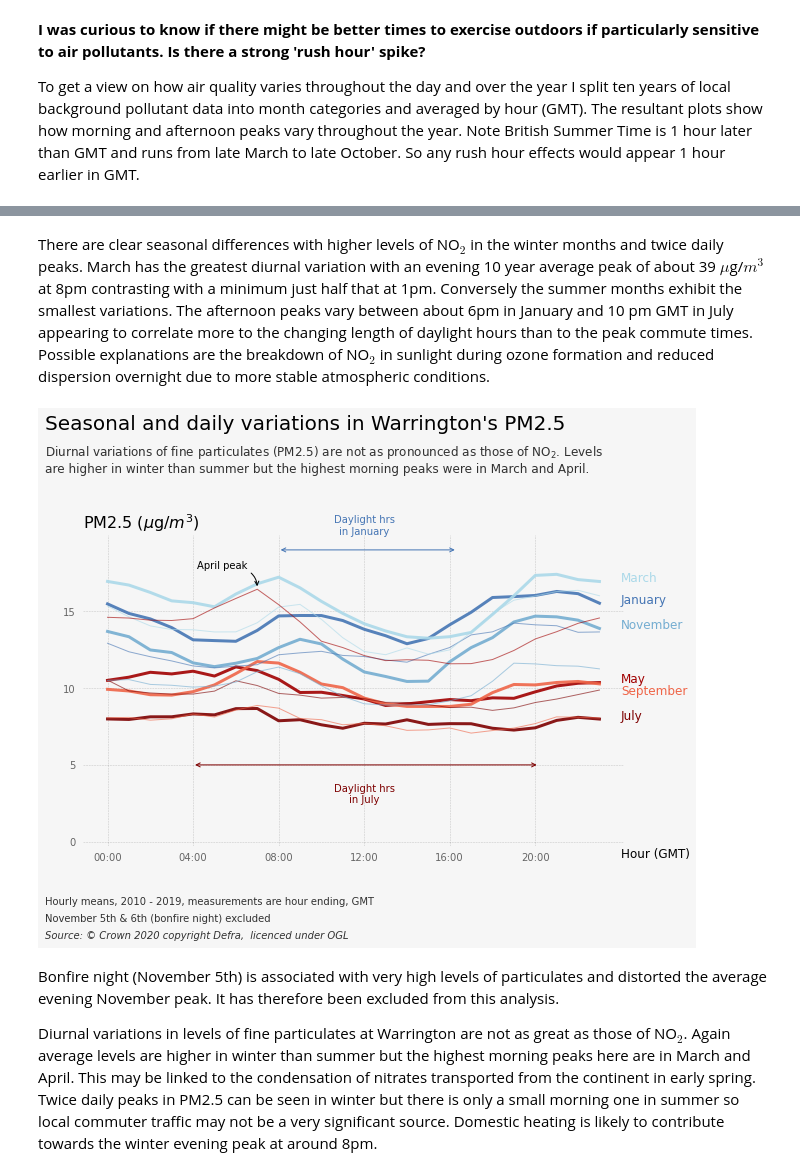
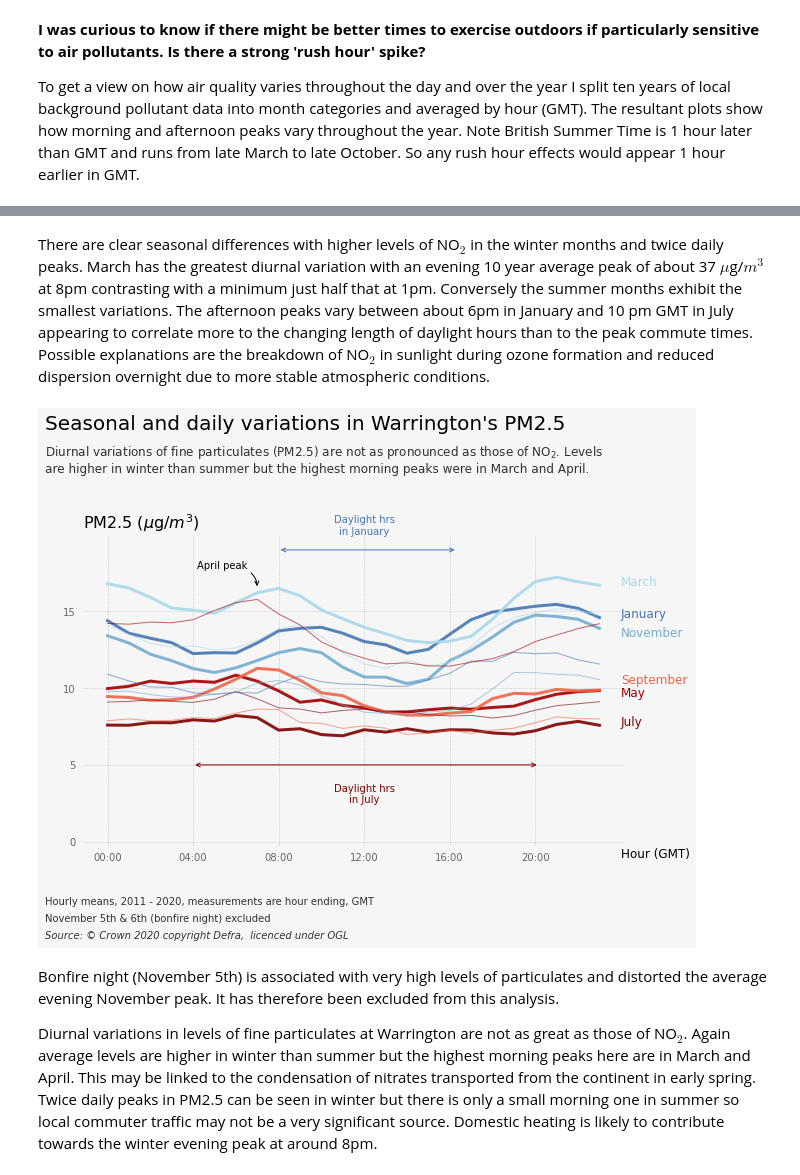
Before and after one commit to wriggy/air-datavis, a Jupyter notebook: A2_WAR_AQ.ipynb, the cells around one changed output, grey strips where cells are left out. Drawn from its saved outputs; the diff is of its cells as text; code cells hidden in the pictures.

Commit message:
Updated with full 2020 data

```diff
--- a/A2_WAR_AQ.ipynb
+++ b/A2_WAR_AQ.ipynb
@@ -151,7 +154,7 @@ Ten year means were calculated for air pollutants measured at these 10 sites as
 # %%
 def barplot_means(ax, df, title="Means"):
 # plot barchart ordered by no2 mean
-    ordered_sites = SITES.reindex(no2dat.mean().sort_values().index)
+    ordered_sites = SITES.reindex(no2dat[YEAR1:YEAR2].mean().sort_values().index)
     dat = ordered_sites.join(pd.Series(df.mean(), name = "df_mean"),  how='left')
     dat['colour'] = ["lightblue" for site in dat.index]
     dat.at['Warrington','colour'] = "#4575b4"
@@ -171,7 +174,8 @@ def barplot_means(ax, df, title="Means"):
 
 fig, (ax1,ax2,ax3) = plt.subplots(1,3, sharey=True)
 # date range YEAR1 - YEAR2 inclusive
-YEAR1 = '2010'; YEAR2 = '2019'
+### amend as necessary ###
+#YEAR1 = '2011'; YEAR2 = '2020'
 
 ax1 = barplot_means(ax1,no2dat[YEAR1:YEAR2],title='NO$_2$ ($\mu$g/m$^3$)')
 ax1.set_xticks([0,10,20,30,40])
@@ -209,6 +213,8 @@ There are strong seasonal variations in air pollution levels so smoothed time se
 ### NO$_2$
 # %%
 import datetime as dt
+Y1 = 2010; Y2 = 2020
+import matplotlib.dates as mdates
 # %%
 def ts_plot(ax, df = no2dat, title="Trends in NO$_2$ in North West England",labely_pos=[]):
 # Plot time series of 365 day rolling means. Each pt is average of preceding 365 days
@@ -299,15 +308,15 @@ Ground level ozone is strongly affected by sunlight levels. The WHO guideline li
 h8m = o3dat.rolling('8H',min_periods=6).mean()
 hi = h8m.resample('D').max()>100
 count = hi.groupby([hi.index.year]).sum()
-# each point is average of previous 3 years
+# each point is average of current and previous 2 years
 rm =  count.rolling(3, center=False).mean()[2:]
 
 fig,ax = plt.subplots(subplot_kw=dict(frameon=False))
 ax.set_ylim(-0.25, 22)
-ax.set_xlim(2011,2020)
+ax.set_xlim(Y1+1,Y2)
 # lines & labels
-labelx_pos = 2020.5
-y_offsets = [0,0,0,0,0,0,0,0.5]
+labelx_pos = Y2+.5
+y_offsets = [0,-.8,0,0,0,0,0,-.5]
 for ix, site in enumerate(o3dat.columns.values):
     if site != 'Liverpool Speke':
         labely_pos = rm[site].iloc[-1] + y_offsets[ix]
@@ -322,15 +331,15 @@ ax.axhline(10, color='k', ls='--', alpha=0.5)
 ax.text(labelx_pos, 10, 'UK objective', fontsize = 14, alpha=.8)
 ax.set_title('Number of days exceeding WHO guideline',loc='left')
 ax.set_yticks([0,5,10,15,20])
-ax.set_xticks(np.arange(2012,2021,2))
+ax.set_xticks(np.arange(Y1+2,Y2+1,2))
 
 fig.tight_layout(rect=[0.05, 0.16, .95, 0.8])
 fig.text(.04,.95,'Increase in days exceeding Ozone WHO Guideline ', fontdict=h1 )
 fig.text(.04,.9,'There is a marked increase in days exceeding the WHO guideline limit in recent years. Ozone is\nnot measured at ' +
          'Warrington so the nearby urban area of Liverpool Speke has been highlighted.',fontdict=h2)
-fig.text(.04,0.13,"Smoothed time series - each point is an average of the previous 3 years annual counts.", fontdict=h3)
+fig.text(.04,0.13,"Smoothed time series - each point is an average of the current and previous 2 years annual counts.", fontdict=h3)
 fig.text(.04,0.1,"Due to missing data, threshold set of 6 hourly measurements per calculated 8 hour mean.", fontdict=h3)
-fig.text(.04,0.07,"Data for 2020 incomplete and not yet validated. WHO guideline:- max 8hr mean > 100$\mu$g/$m^3$", fontdict=h3)
+fig.text(.04,0.07,"Data for 2020 not yet validated. WHO guideline:- max 8hr mean > 100$\mu$g/$m^3$", fontdict=h3)
 fig.text(.04,0.04,"Source: © Crown 2020 copyright Defra,  licenced under OGL", fontdict=h4)
 
 plt.savefig("vis/F5_o3_WHO_guideline_exceedences.png",dpi=90)
@@ -352,7 +361,7 @@ To get a view on how air quality varies throughout the day and over the year I s
 def diurnal_plot(ax, df = no2dat, site='Warrington', title="Diurnal Variation (GMT)"
                  , y_offsets=[0,0,0,0,0,0]):
 # Plot 10 years of pollutant data for a particular site averaged by month and hour of day
-    df = df['2010':'2019']
+    df = df[YEAR1:YEAR2]
     month_hrs = df[site].groupby([df.index.month, df.index.hour]).mean()
     cols = ["#4575b4","#abd9e9","#a10000","#7d0000","#ef6548","#74add1"]
     labels = ['January','March','May','July','September','November']
@@ -366,7 +375,7 @@ def diurnal_plot(ax, df = no2dat, site='Warrington', title="Diurnal Variation (G
     ax.grid(True, 'major', 'both', ls='--', lw=.5, c='k', alpha=.2)
 
     plt.gcf().text(.04, .95, title, fontdict=h1)
-    plt.gcf().text(.04,0.1,"Hourly means, 2010 - 2019, measurements are hour ending, GMT",fontdict=h3)
+    plt.gcf().text(.04,0.1,"Hourly means, "+YEAR1+" - "+YEAR2+", measurements are hour ending, GMT",fontdict=h3)
     plt.gcf().text(.04,0.04,"Source: © Crown 2020 copyright Defra,  licenced under OGL", fontdict=h4)
     return(ax)
 # %%
@@ -401,37 +410,37 @@ plt.show()
 # %% [markdown]
-There are clear seasonal differences with higher levels of NO$_2$ in the winter months and twice daily peaks. March has the greatest diurnal variation with an evening 10 year average peak of about 39 $\mu$g/$m^3$ at 8pm contrasting with a minimum just half that at 1pm. Conversely the summer months exhibit the smallest variations. The afternoon peaks vary between about 6pm in January and 10 pm GMT in July appearing to correlate more to the changing length of daylight hours than to the peak commute times. Possible explanations are the breakdown of NO$_2$ in sunlight during ozone formation and reduced dispersion overnight due to more stable atmospheric conditions.
+There are clear seasonal differences with higher levels of NO$_2$ in the winter months and twice daily peaks. March has the greatest diurnal variation with an evening 10 year average peak of about 37 $\mu$g/$m^3$ at 8pm contrasting with a minimum just half that at 1pm. Conversely the summer months exhibit the smallest variations. The afternoon peaks vary between about 6pm in January and 10 pm GMT in July appearing to correlate more to the changing length of daylight hours than to the peak commute times. Possible explanations are the breakdown of NO$_2$ in sunlight during ozone formation and reduced dispersion overnight due to more stable atmospheric conditions.
 # %%
 fig, ax = plt.subplots(subplot_kw=dict(frameon=False))
 # pm2.5
 ax.set_ylim([-.25,20])
 ax.set_yticks([0, 5,10,15])
 # exclude bonfire night (nov 5th and 6th) as extreme values skew november means
 df = pm25dat[~((pm25dat.index.month ==11) & ((pm25dat.index.day ==5) | (pm25dat.index.day ==6)))]
 ax = diurnal_plot(ax,df,site='Warrington',
                   title='Seasonal and daily variations in Warrington\'s PM2.5',
-                  y_offsets=[0,0,0,0,-.7,0])
+                  y_offsets=[0,0,-.4,0,.4,-.5])
 ax.set_title('PM2.5 ($\mu$g/$m^3$)', loc='left')
 ax.text(24, -1, 'Hour (GMT)', fontsize=12)
 ax.annotate('April peak',xy=(7, 16.5), xycoords='data',fontsize=10,
             xytext=(-60, 20), textcoords='offset points',
             arrowprops=dict(arrowstyle="->",connectionstyle="angle3,angleA=0,angleB=90"))
 ax.annotate("",xy=(4, 5), xycoords='data',
             xytext=(20.16, 5), textcoords='data',
             arrowprops=dict(arrowstyle="<->",connectionstyle="arc3",color="#7d0000"))
 ax.annotate("",xy=(8, 19), xycoords='data',
             xytext=(16.33, 19), textcoords='data',
             arrowprops=dict(arrowstyle="<->",connectionstyle="arc3",color="#4575b4"))
 ax.text(12,3.8,'Daylight hrs\nin July', color="#7d0000", fontsize=10, ha='center', va='top')
 ax.text(12,20,'Daylight hrs\nin January', color="#4575b4", fontsize=10, ha='center' )
 
 fig.tight_layout(rect=[.05, .15, .95, 0.8])
 fig.text(0.04,.9,'Diurnal variations of fine particulates (PM2.5) are not as pronounced as those of NO$_2$. Levels\n' +
          'are higher in winter than summer but the highest morning peaks were in March and April.', fontdict=h2)
 fig.text(0.04,0.07,'November 5th & 6th (bonfire night) excluded',fontdict=h3)
 plt.savefig("vis/F7_Warrington_pm25_diurnal_variation.png",dpi=90)
 plt.show()
 # %% [output]
-[figure, old version]
+[figure, new version]
 # %% [markdown]
 Bonfire night (November 5th) is associated with very high levels of particulates and distorted the average evening November peak. It has therefore been excluded from this analysis.
 
```
Also changed, not shown: parts of 14 cells of this notebook, 21 other files.
